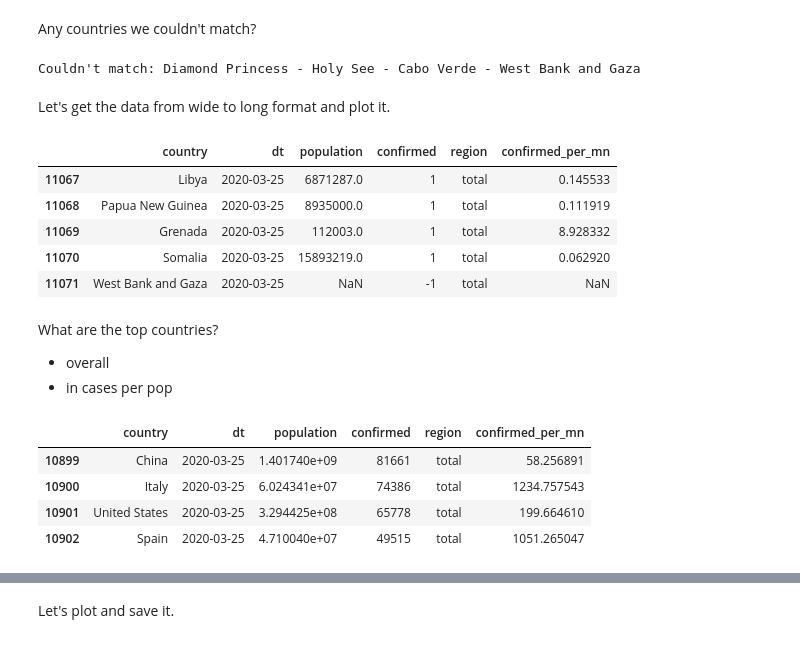
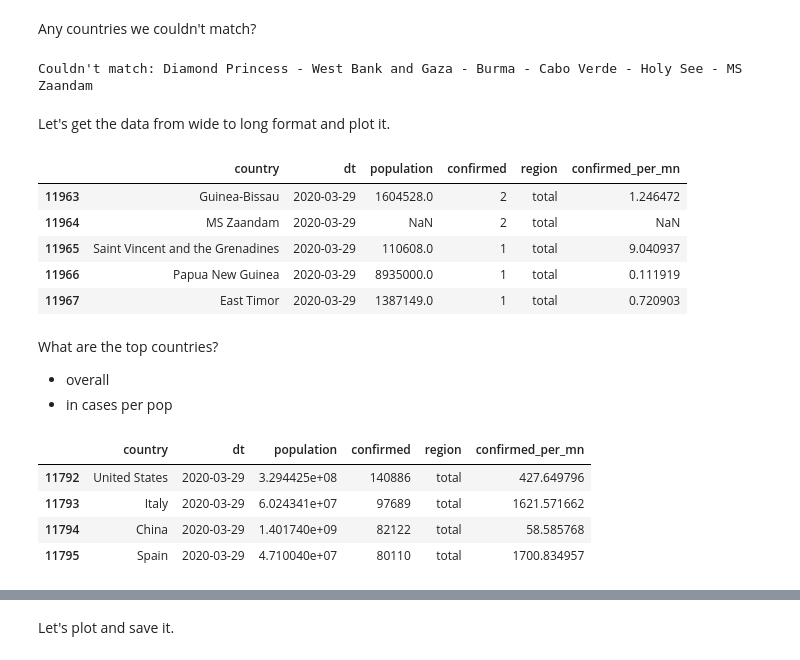
Before and after one commit to puetsch/corona-stats, a Jupyter notebook: corona-plots.ipynb, the cells around one changed output, grey strips where cells are left out. Saved outputs shown, nothing was run; the diff lists cells and outputs as text; code cells hidden in the pictures.

```diff
--- a/corona-plots.ipynb
+++ b/corona-plots.ipynb
@@ -19,7 +19,7 @@ renderer = hv.renderer('bokeh')
 # Read the data file
 # %%
 df_raw = pd.read_csv(
-    'https://github.com/CSSEGISandData/COVID-19/raw/master/csse_covid_19_data/csse_covid_19_time_series/'
+    '../COVID-19/csse_covid_19_data/csse_covid_19_time_series/'
     'time_series_covid19_confirmed_global.csv'
 )
 df_raw.shape
@@ -77,7 +77,7 @@ Any countries we couldn't match?
 missing = list(country_data[country_data.population.isna()].index)
 print(f"Couldn't match: {' - '.join(missing)}")
 # %% [output]
-Couldn't match: Diamond Princess - Holy See - Cabo Verde - West Bank and Gaza
+Couldn't match: Diamond Princess - West Bank and Gaza - Burma - Cabo Verde - Holy See - MS Zaandam
 # %% [markdown]
 Let's get the data from wide to long format and plot it.
 # %%
@@ -95,11 +95,11 @@ df_countries['confirmed_per_mn'] = 1e6 * df_countries.confirmed / df_countries.p
 df_countries.tail(5)
 # %% [output]
 |  | country | dt | population | confirmed | region | confirmed_per_mn |
-| 11067 | Libya | 2020-03-25 | 6871287.0 | 1 | total | 0.145533 |
-| 11068 | Papua New Guinea | 2020-03-25 | 8935000.0 | 1 | total | 0.111919 |
-| 11069 | Grenada | 2020-03-25 | 112003.0 | 1 | total | 8.928332 |
-| 11070 | Somalia | 2020-03-25 | 15893219.0 | 1 | total | 0.062920 |
-| 11071 | West Bank and Gaza | 2020-03-25 | NaN | -1 | total | NaN |
+| 11963 | Guinea-Bissau | 2020-03-29 | 1604528.0 | 2 | total | 1.246472 |
+| 11964 | MS Zaandam | 2020-03-29 | NaN | 2 | total | NaN |
+| 11965 | Saint Vincent and the Grenadines | 2020-03-29 | 110608.0 | 1 | total | 9.040937 |
+| 11966 | Papua New Guinea | 2020-03-29 | 8935000.0 | 1 | total | 0.111919 |
+| 11967 | East Timor | 2020-03-29 | 1387149.0 | 1 | total | 0.720903 |
 # %% [markdown]
 What are the top countries?
 - overall
@@ -110,12 +110,12 @@ MIN_POP = 20e6
 # %%
-df_countries[df_countries.dt.eq(max_date_ts) & df_countries.population.ge(MIN_POP)]\
+df_countries[df_countries.dt.eq(max_date_ts)]\
     .sort_values('confirmed', ascending=False).head(TOP_N)
 # %% [output]
 |  | country | dt | population | confirmed | region | confirmed_per_mn |
-| 10899 | China | 2020-03-25 | 1.401740e+09 | 81661 | total | 58.256891 |
-| 10900 | Italy | 2020-03-25 | 6.024341e+07 | 74386 | total | 1234.757543 |
-| 10901 | United States | 2020-03-25 | 3.294425e+08 | 65778 | total | 199.664610 |
-| 10902 | Spain | 2020-03-25 | 4.710040e+07 | 49515 | total | 1051.265047 |
+| 11792 | United States | 2020-03-29 | 3.294425e+08 | 140886 | total | 427.649796 |
+| 11793 | Italy | 2020-03-29 | 6.024341e+07 | 97689 | total | 1621.571662 |
+| 11794 | China | 2020-03-29 | 1.401740e+09 | 82122 | total | 58.585768 |
+| 11795 | Spain | 2020-03-29 | 4.710040e+07 | 80110 | total | 1700.834957 |
 # %%
 df_countries[df_countries.dt.eq(max_date_ts) & df_countries.population.ge(MIN_POP)]\
     .sort_values('confirmed_per_mn', ascending=False).head(TOP_N)
```
Also changed, not shown: parts of 29 cells of this notebook, 15 other files.
